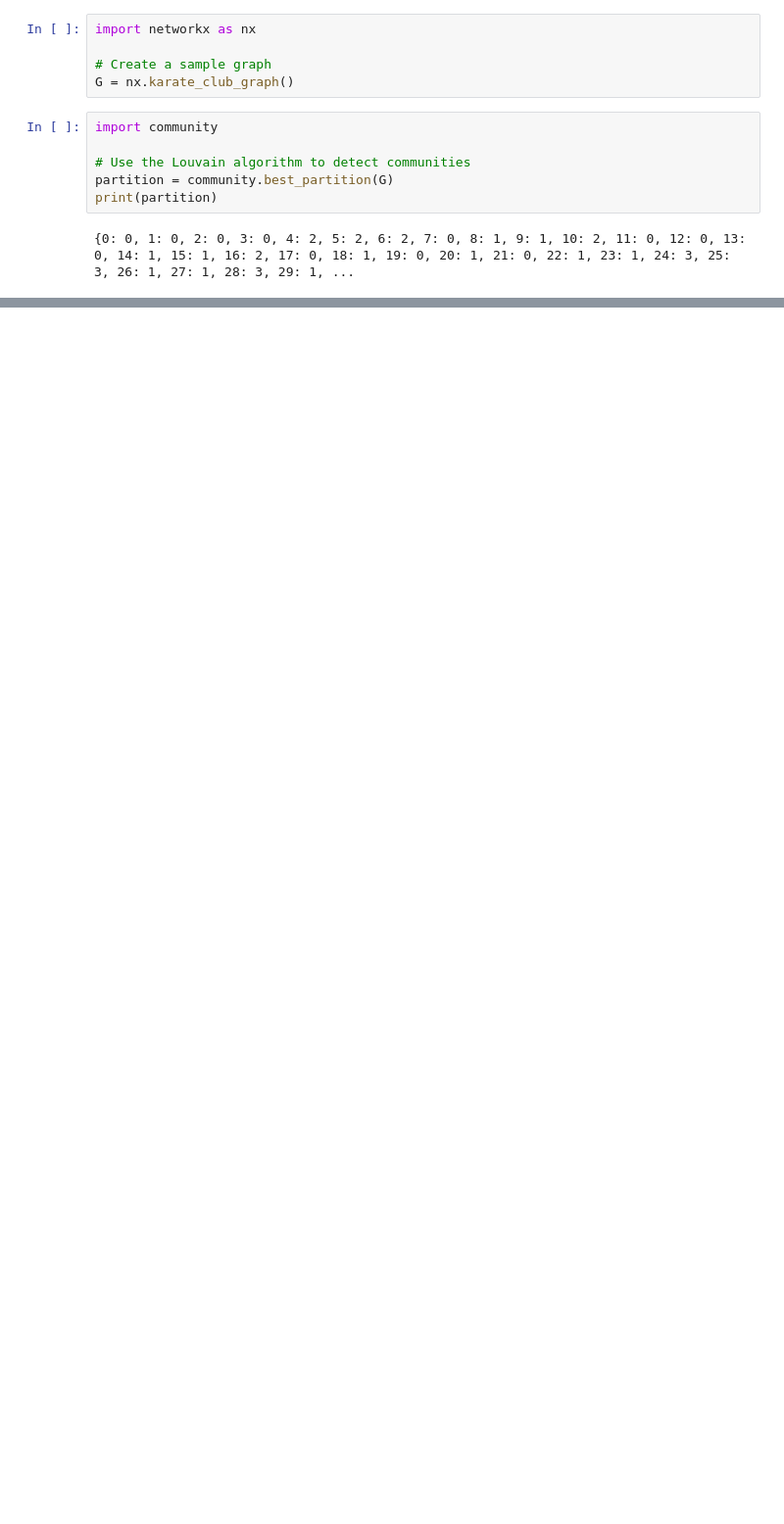
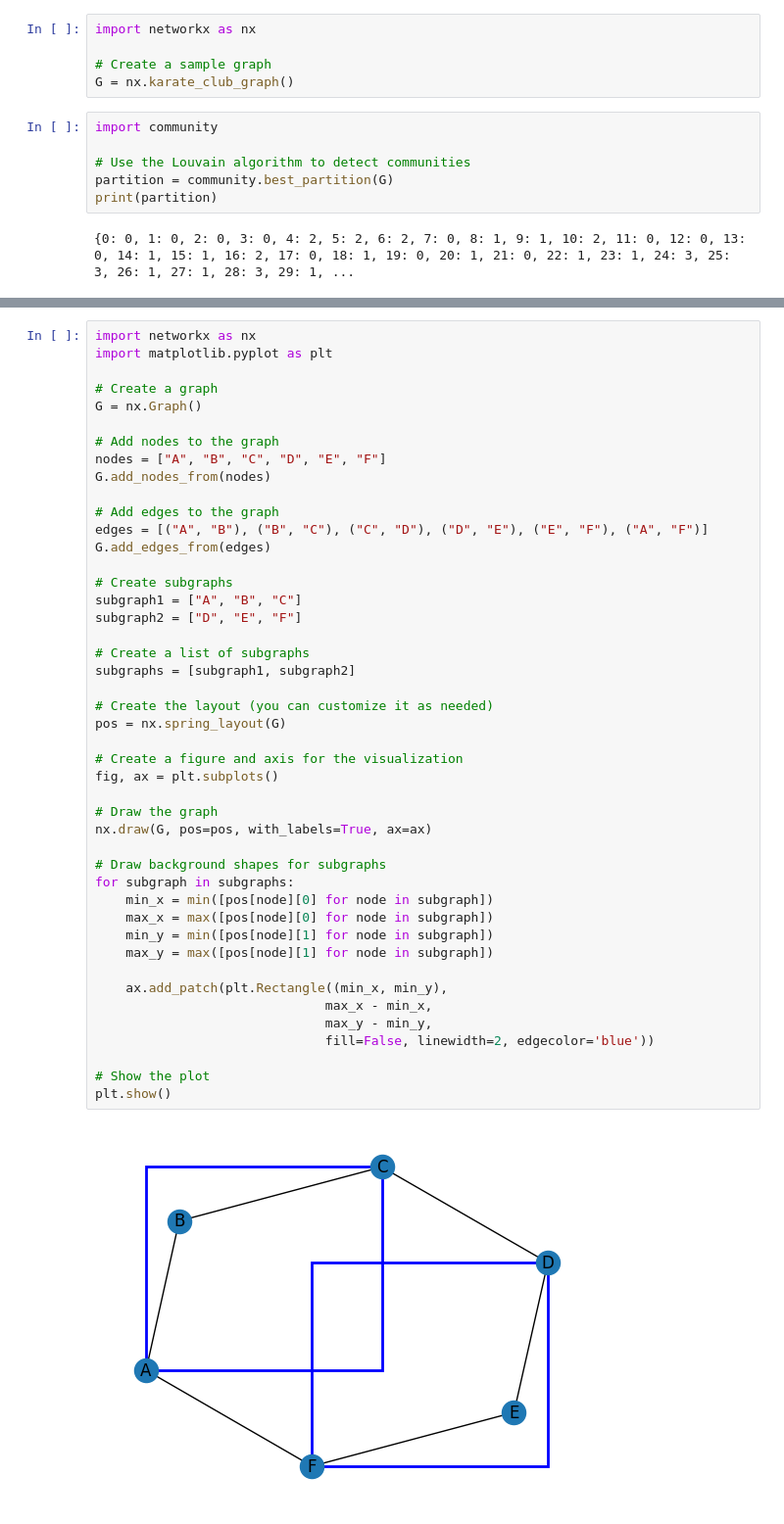
Before and after one commit to abuudarda/M-Link-a-link-clusteringmemetic-algorithm-for-overlapping-community-detection, a Jupyter notebook: demo_plot.ipynb, the cells around one changed output, grey strips where cells are left out. Shown: that part at 98% size. Drawn from its saved outputs; the diff is of its cells as text; blank space fills up the shorter version.

```diff
--- a/demo_plot.ipynb
+++ b/demo_plot.ipynb
@@ -26,0 +60,47 @@ plt.show()
+# %%
+import networkx as nx
+import matplotlib.pyplot as plt
+
+# Create a graph
+G = nx.Graph()
+
+# Add nodes to the graph
+nodes = ["A", "B", "C", "D", "E", "F"]
+G.add_nodes_from(nodes)
+
+# Add edges to the graph
+edges = [("A", "B"), ("B", "C"), ("C", "D"), ("D", "E"), ("E", "F"), ("A", "F")]
+G.add_edges_from(edges)
+
+# Create subgraphs
+subgraph1 = ["A", "B", "C"]
+subgraph2 = ["D", "E", "F"]
+
+# Create a list of subgraphs
+subgraphs = [subgraph1, subgraph2]
+
+# Create the layout (you can customize it as needed)
+pos = nx.spring_layout(G)
+
+# Create a figure and axis for the visualization
+fig, ax = plt.subplots()
+
+# Draw the graph
+nx.draw(G, pos=pos, with_labels=True, ax=ax)
+
+# Draw background shapes for subgraphs
+for subgraph in subgraphs:
+    min_x = min([pos[node][0] for node in subgraph])
+    max_x = max([pos[node][0] for node in subgraph])
+    min_y = min([pos[node][1] for node in subgraph])
+    max_y = max([pos[node][1] for node in subgraph])
+
+    ax.add_patch(plt.Rectangle((min_x, min_y),
+                              max_x - min_x,
+                              max_y - min_y,
+                              fill=False, linewidth=2, edgecolor='blue'))
+
+# Show the plot
+plt.show()
+# %% [output]
+[figure, added]
```
Also changed, not shown: parts of 2 cells of this notebook, 1 other file.
